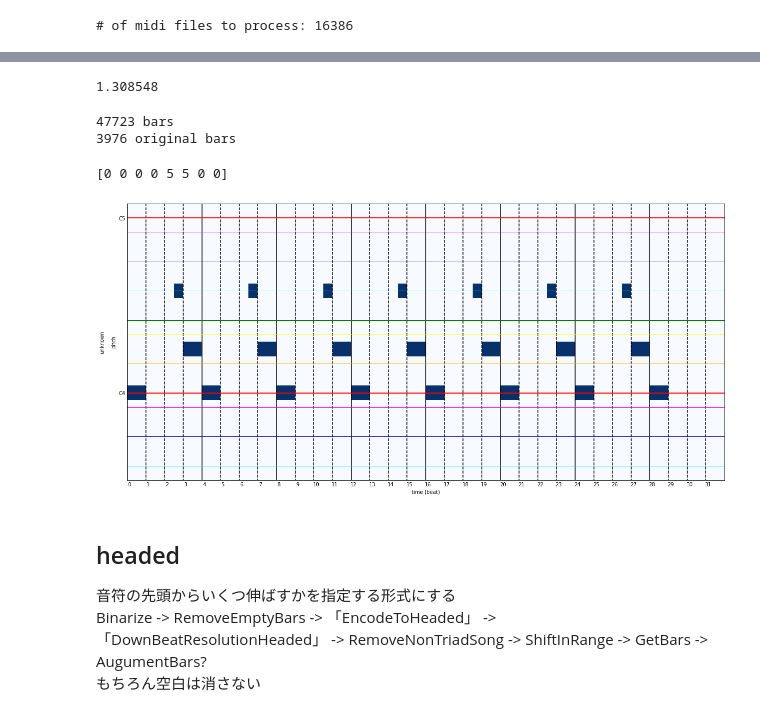
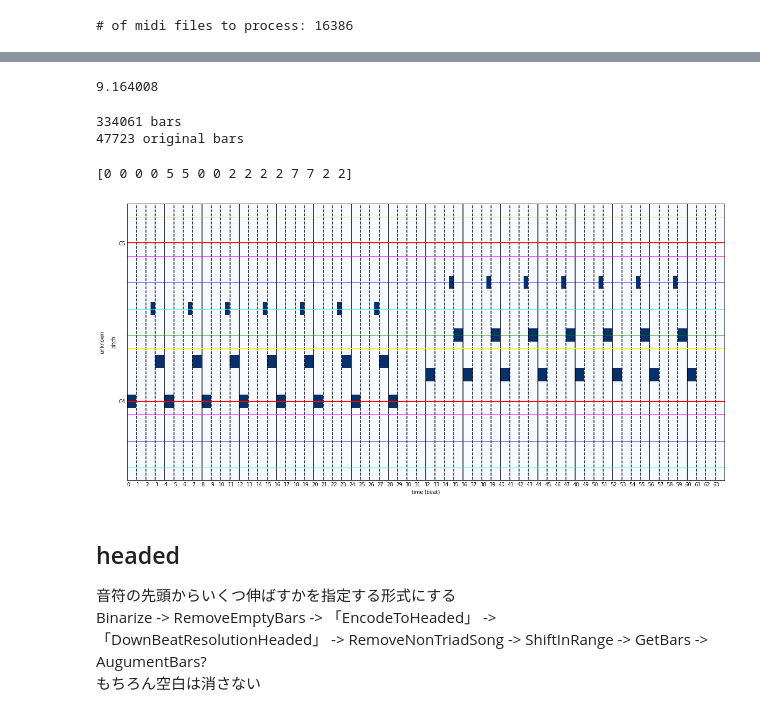
Before and after one commit to fuurin/midinet-followup, a Jupyter notebook: midinet_preparation.ipynb, the cells around one changed output, grey strips where cells are left out. Cells and saved outputs as stored; diff of their text form; code cells hidden in the pictures.

Commit message:
natural2

```diff
--- a/midinet_preparation.ipynb
+++ b/midinet_preparation.ipynb
@@ -429,45 +430,45 @@ input shape: (1152, 128)
 # %%
 class AugumentChordVectors(Processor):
-    def __init__(self, shifts=11, up=True):
-        self.shifts = shifts
-        self.keys = shifts + 1
+    def __init__(self, shifts=12, up=True):
+        self.keys = shifts if isinstance(shifts, list) else range(shifts)
         self.up = up
 
     def __call__(self, ppr, chord_vecs):
         if chord_vecs.ndim != 2:
             return ppr, chord_vecs
         chord_num, vec_length = chord_vecs.shape
-        augumented_cv = np.zeros([chord_num * self.keys, vec_length])
+        augumented_cv = np.zeros([chord_num * len(self.keys), vec_length])
         augumented_cv[:chord_num, :] = chord_vecs
-        chords, modes = chord_vecs[:, :-1], chord_vecs[:, -1:]
 
-        for k in range(1, self.keys):
-            augumented_cv[k*chord_num:(k+1)*chord_num, -1:] = modes
+        for k in range(len(self.keys)):
+            augumented_cv[k*chord_num:(k+1)*chord_num, -1:] = chord_vecs[:, -1:]
 
-        one = np.array([1], dtype=chord_vecs.dtype)
         for bar, chord_vec in enumerate(chord_vecs):
             for chord, is_set in enumerate(chord_vec):
                 if is_set:
-                    for shift in range(1, self.keys):
-                        step_to_be_set = shift * chord_num + bar
+                    for i, shift in enumerate(self.keys):
+                        step_to_be_set = i * chord_num + bar
                         chord_to_be_set = (chord + (shift if self.up else - shift)) % 12
-                        augumented_cv[step_to_be_set, chord_to_be_set] = one
+                        augumented_cv[step_to_be_set, chord_to_be_set] = 1
                     break
 
         return ppr, augumented_cv
 # %%
 ppr = get_sample()
-augument_cv = AugumentChordVectors()
+# augument_cv = AugumentChordVectors()
+augument_cv = AugumentChordVectors(shifts=[0, 2, 4, 5, 7, 9, 11])
 
 with Timer():
     ppr, chord_vecs = get_chord_vectors(ppr, ppr.tracks[1])
+    chord_vecs[3, -1] = 0
     ppr, augumented_cv = augument_cv(ppr, chord_vecs)
 
 print("input shape:", chord_vecs.shape)
 print("output shape:", augumented_cv.shape)
 cv_len = len(chord_vecs)
+i = 1
 print()
-print(augumented_cv[12:24])
+print(augumented_cv[i*12:(i+1)*12])
 print()
 for i in range(int(augumented_cv.shape[0] / chord_vecs.shape[0])):
     chords_in_key = augumented_cv[i*cv_len:(i+1)*cv_len, :-1]
@@ -1157,9 +1159,10 @@ grid_plot(Track(pianoroll=np.vstack(melody[left:right])), beat_resolution=4)
 # %%
+major_scale = [0, 2, 4, 5, 7, 9, 11]
 global_melody_processor_natural = [Binalize(), DownBeatResolution(4), RemoveEmptyBars()]
 global_chord_processor_natural =  [RemoveNonTriadBars()]
-melody_processor_natural =        [ShiftInRange(bottom=48, top=83), GetBars()]
+melody_processor_natural =        [ShiftInRange(bottom=48, top=83), GetBars(), AugumentBars(shifts=major_scale)]
 prev_melody_processor_natural =   [GetPrevBars()]
-chord_processor_natural =         [GetChordVectors(major=0, minor=1)]
+chord_processor_natural =         [GetChordVectors(major=0, minor=1), AugumentChordVectors(shifts=major_scale)]
 
 def process_natural(mpath):
     return process(mpath,
@@ -1200,7 +1212,7 @@ print("# of midi files to process:", file_num)
 # %% [output]
 # of midi files to process: 16386
 # %%
-output_file_path_natural = os.path.join(output_dir, "midinet_natural.pkl")
+output_file_path_natural = os.path.join(output_dir, "midinet_natural2.pkl")
 # %%
 pool = Pool()
 melody_list, prev_list, chord_list, error_list, empty_list = [], [], [], [], []
@@ -1244,7 +1256,7 @@ with Timer():
 with Timer():
     midinet_natural = pickle.load(open(output_file_path_natural,'rb'))
 # %% [output]
-1.308548
+9.164008
 # %%
 melody, prev, chord = [], [], []
 for m, p, c in midinet_natural:
@@ -1252,18 +1264,18 @@ for m, p, c in midinet_natural:
     prev.append(p)
     chord.append(c)
 print(f"{len(melody)} bars")
-print(f"{len(melody) // 12} original bars")
+print(f"{len(melody) // 7} original bars")
 # %% [output]
-47723 bars
-3976 original bars
+334061 bars
+47723 original bars
 # %%
 left = 0
-right = left+8
+right = left+16
 print(np.where(np.vstack(chord[left:right])[:, :-1])[1])
 grid_plot(Track(pianoroll=np.vstack(melody[left:right])), beat_resolution=4)
 # %% [output]
-[0 0 0 0 5 5 0 0]
+[0 0 0 0 5 5 0 0 2 2 2 2 7 7 2 2]
-[figure, old version]
+[figure, new version]
 # %% [markdown]
 ## headed
 音符の先頭からいくつ伸ばすかを指定する形式にする
```
Also changed, not shown: parts of 23 cells of this notebook, 1 other file.
